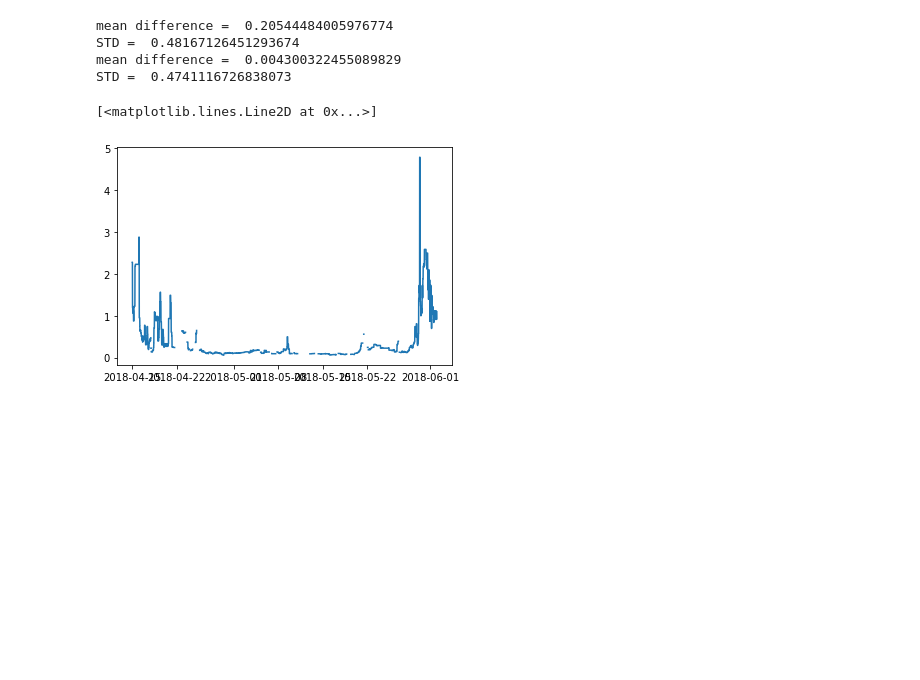
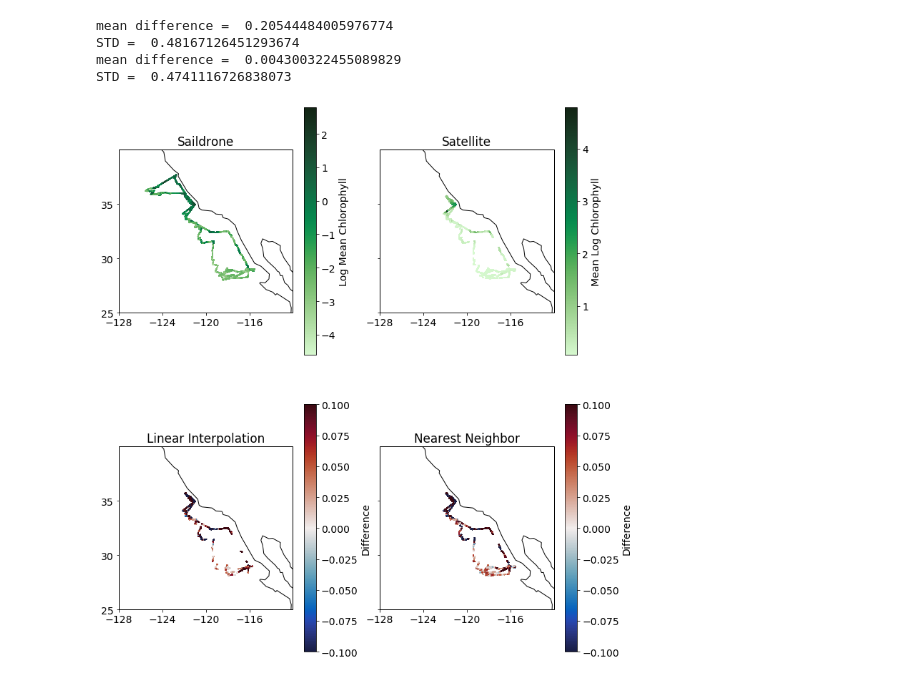
Before and after one commit to oceanhackweek/DataAccess, a Jupyter notebook: Collocation/Match_InSite.ipynb, the cells around one changed output. Cells and saved outputs as stored; diff of their text form; code cells hidden in the pictures; blank space fills up the shorter version.

```diff
--- a/Collocation/Match_InSite.ipynb
+++ b/Collocation/Match_InSite.ipynb
@@ -391,0 +318,8 @@ Attributes:
+# %%
+dif_sst_lin = ds_collocated_sst.analysed_sst-(ds_usv_subset.TEMP_CTD_MEAN + 273.15)
+print('mean difference = ',dif_sst.mean().data)
+print('STD = ',dif_sst.std().data)
+
+dif_oc_lin = ds_collocated_oc.chl_ocx-ds_usv_subset.CHLOR_MEAN
+print('mean difference = ',dif_oc.mean().data)
+print('STD = ',dif_oc.std().data)
@@ -437,11 +376,11 @@ Attributes:
     vendor_name:                Teledyne
     model_name:                 Citadel CTD-NH-0-000110-500-500-0
 # %%
-dif_mur = ds_collocated_nearest_mur.analysed_sst-(ds_usv_subset.TEMP_CTD_MEAN + 273.15)
-print('mean difference = ',dif_mur.mean().data)
-print('STD = ',dif_mur.std().data)
+dif_sst_near = ds_collocated_nearest_sst.analysed_sst-(ds_usv_subset.TEMP_CTD_MEAN + 273.15)
+print('mean difference = ',dif_sst.mean().data)
+print('STD = ',dif_sst.std().data)
 
-dif_oc = ds_collocated_nearest_oc.chl_ocx-ds_usv_subset.CHLOR_MEAN
+dif_oc_near = ds_collocated_nearest_oc.chl_ocx-ds_usv_subset.CHLOR_MEAN
 print('mean difference = ',dif_oc.mean().data)
 print('STD = ',dif_oc.std().data)
 # %% [output]
@@ -449,8 +388,55 @@ mean difference =  0.20544484005976774
 STD =  0.48167126451293674
 mean difference =  0.004300322455089829
 STD =  0.4741116726838073
-# %%
-plt.plot(ds_collocated_nearest_oc.time,ds_collocated_nearest_oc.chl_ocx)
-# %% [output]
-[<matplotlib.lines.Line2D at 0x...>]
-[figure, removed]
+# %%
+fig, axes = plt.subplots(2, 2, figsize=(12,14),sharey = True,subplot_kw={'projection': ccrs.PlateCarree()})
+
+plt.rc('font', **font)
+ax=axes[0,0]
+cs00 = axes[0,0].scatter(ds_usv_subset.lon, ds_usv_subset.lat, s=3.0, c=logchl, edgecolor='none', cmap='cmo.algae')
+ax.coastlines()
+cax = plt.colorbar(cs00,ax=axes[0,0])
+cax.set_label('Log Mean Chlorophyll (mg/m^3)')
+ax.set_title('Saildrone')
+
+
+
+#plot the satellite cruise track colored by the chlorophyll data
+plt.rc('font', **font)
+ax =axes[0,1]
+cs01 = ax.scatter(ds_usv_subset.lon, ds_usv_subset.lat, s=3.0, c=ds_collocated_nearest_oc.chl_ocx, edgecolor='none', cmap='cmo.algae')
+ax.coastlines()
+cax = plt.colorbar(cs01,ax=axes[0,1])
+cax.set_label('Mean Log Chlorophyll (mg/m^3)')
+ax.set_title('Satellite')
+
+
+#plot the satellite cruise track colored by the chlorophyll data
+plt.rc('font', **font)
+ax =axes[1,0]
+cv=np.percentile(np.abs(dif_oc_lin),75)
+cs10 = ax.scatter(ds_usv_subset.lon, ds_usv_subset.lat, s=3.0, c=dif_oc_lin, edgecolor='none', cmap='cmo.balance',vmin=-cv,vmax=cv)
+ax.coastlines()
+cax = plt.colorbar(cs10,ax=axes[1,0])
+cax.set_label('Difference')
+ax.set_title('Linear Interpolation (mg/m^3)')
+
+#plot the satellite cruise track colored by the chlorophyll data
+plt.rc('font', **font)
+ax = axes[1,1]
+cv=np.percentile(np.abs(dif_oc_near),75)
+cs11 = ax.scatter(ds_usv_subset.lon, ds_usv_subset.lat, s=3.0, c=dif_oc_near, edgecolor='none', cmap='cmo.balance',vmin=-cv,vmax=cv)
+ax.coastlines()
+cax = plt.colorbar(cs11,ax=axes[1,1])
+cax.set_label('Difference')
+ax.set_title('Nearest Neighbor (mg/m^3)')
+
+for ax in axes.ravel():
+    x1,x2,y1,y2 = -128,-112,25,40
+    ax.set_xlim(x1,x2)
+    ax.set_ylim(y1,y2)
+    ax.set_xticks(np.arange(x1,x2,4))
+    ax.set_yticks(np.arange(y1,y2,5))
+    font = {'size' : 14}
+# %% [output]
+[figure, added]
```
Also changed, not shown: parts of 29 cells of this notebook.
